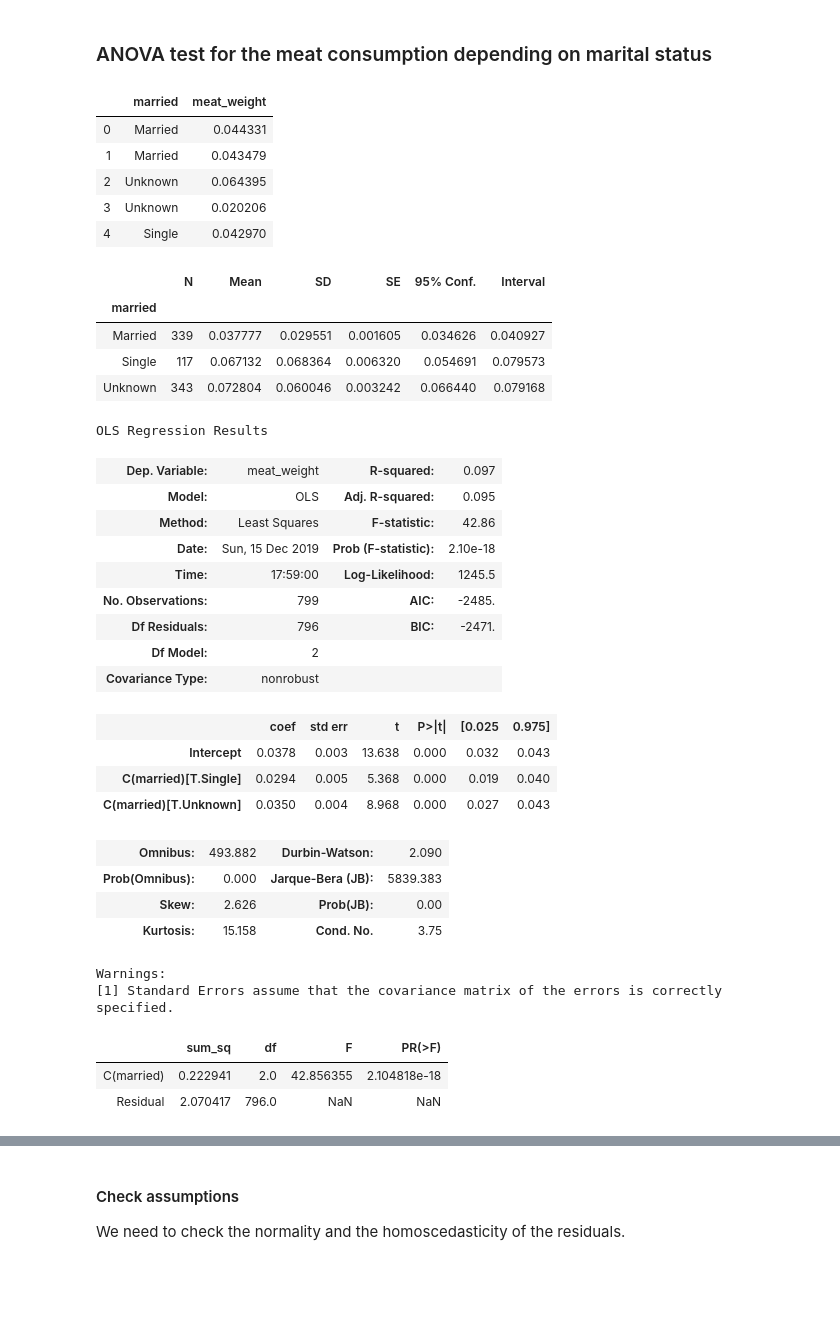
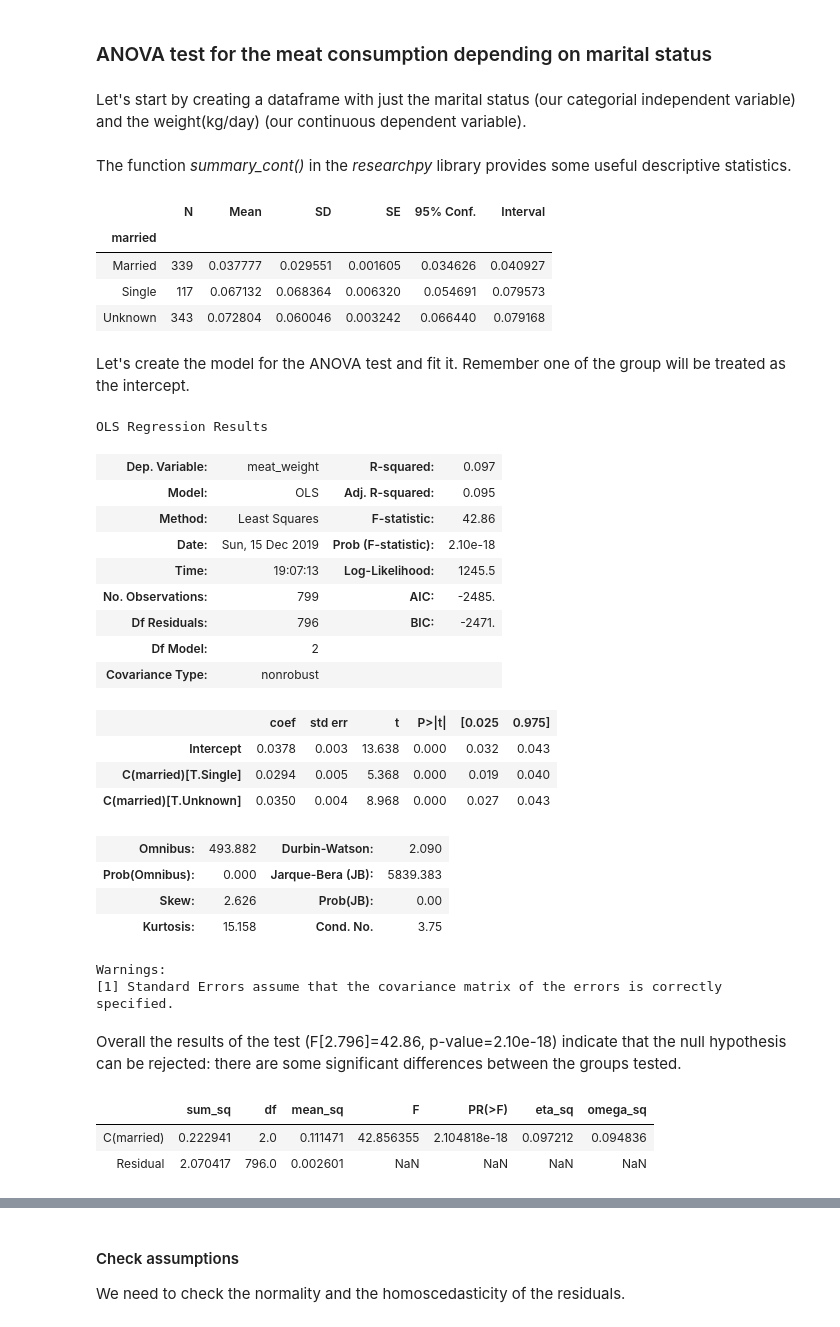
Before and after one commit to whateverforever/ada-2019-project, a Jupyter notebook: data_analysis.ipynb, the cells around one changed output, grey strips where cells are left out. Drawn from its saved outputs; the diff is of its cells as text; code cells hidden in the pictures; blank space fills up the shorter version.

Commit message:
Add explanations for ANOVA test on marital status

```diff
--- a/data_analysis.ipynb
+++ b/data_analysis.ipynb
@@ -1554,14 +1578,10 @@ def anova_table(aov):
+# %% [markdown]
+Let's start by creating a dataframe with just the marital status (our categorial independent variable) and the weight(kg/day) (our continuous dependent variable).
 # %%
 data_marital = df_demo_w_meat[['married', 'weight(kg/day)']]
-data_marital = data_marital.rename(columns = {'weight(kg/day)':'meat_weight'})
-data_marital.head()
+data_marital = data_marital.rename(columns = {'weight(kg/day)':'meat_weight'}) #Need to change the name because ols does not recognize the parenthesis
-# %% [output]
-|  | married | meat_weight |
-| 0 | Married | 0.044331 |
-| 1 | Married | 0.043479 |
-| 2 | Unknown | 0.064395 |
-| 3 | Unknown | 0.020206 |
-| 4 | Single | 0.042970 |
+# %% [markdown]
+The function *summary_cont()* in the *researchpy* library provides some useful descriptive statistics.
 # %%
 rp.summary_cont(data_marital.groupby('married')['meat_weight'])
 # %% [output]
@@ -1570,17 +1590,19 @@ rp.summary_cont(data_marital.groupby('married')['meat_weight'])
 | Married | 339 | 0.037777 | 0.029551 | 0.001605 | 0.034626 | 0.040927 |
 | Single | 117 | 0.067132 | 0.068364 | 0.006320 | 0.054691 | 0.079573 |
 | Unknown | 343 | 0.072804 | 0.060046 | 0.003242 | 0.066440 | 0.079168 |
+# %% [markdown]
+Let's create the model for the ANOVA test and fit it. Remember one of the group will be treated as the intercept.
 # %%
-model = ols('meat_weight ~ C(married)', data=data_marital)
-results = model.fit()
-results.summary()
+model_marital = ols('meat_weight ~ C(married)', data=data_marital)
+results_marital = model_marital.fit()
+results_marital.summary()
 # %% [output]
 OLS Regression Results
 | Dep. Variable: | meat_weight | R-squared: | 0.097 |
 | Model: | OLS | Adj. R-squared: | 0.095 |
 | Method: | Least Squares | F-statistic: | 42.86 |
 | Date: | Sun, 15 Dec 2019 | Prob (F-statistic): | 2.10e-18 |
-| Time: | 17:59:00 | Log-Likelihood: | 1245.5 |
+| Time: | 19:07:13 | Log-Likelihood: | 1245.5 |
 | No. Observations: | 799 | AIC: | -2485. |
 | Df Residuals: | 796 | BIC: | -2471. |
 | Df Model: | 2 |  |  |
@@ -1595,10 +1617,12 @@ OLS Regression Results
 | Kurtosis: | 15.158 | Cond. No. | 3.75 |
 Warnings:
 [1] Standard Errors assume that the covariance matrix of the errors is correctly specified.
+# %% [markdown]
+Overall the results of the test (F[2.796]=42.86, p-value=2.10e-18) indicate that the null hypothesis can be rejected: there are some significant differences between the groups tested.
 # %%
-aov_table = sm.stats.anova_lm(results, typ=2)
-aov_table
+aov_table_marital = sm.stats.anova_lm(results_marital, typ=2)
+anova_table(aov_table_marital)
 # %% [output]
-|  | sum_sq | df | F | PR(>F) |
-| C(married) | 0.222941 | 2.0 | 42.856355 | 2.104818e-18 |
-| Residual | 2.070417 | 796.0 | NaN | NaN |
+|  | sum_sq | df | mean_sq | F | PR(>F) | eta_sq | omega_sq |
+| C(married) | 0.222941 | 2.0 | 0.111471 | 42.856355 | 2.104818e-18 | 0.097212 | 0.094836 |
+| Residual | 2.070417 | 796.0 | 0.002601 | NaN | NaN | NaN | NaN |
```
Also changed, not shown: parts of 21 cells of this notebook.
